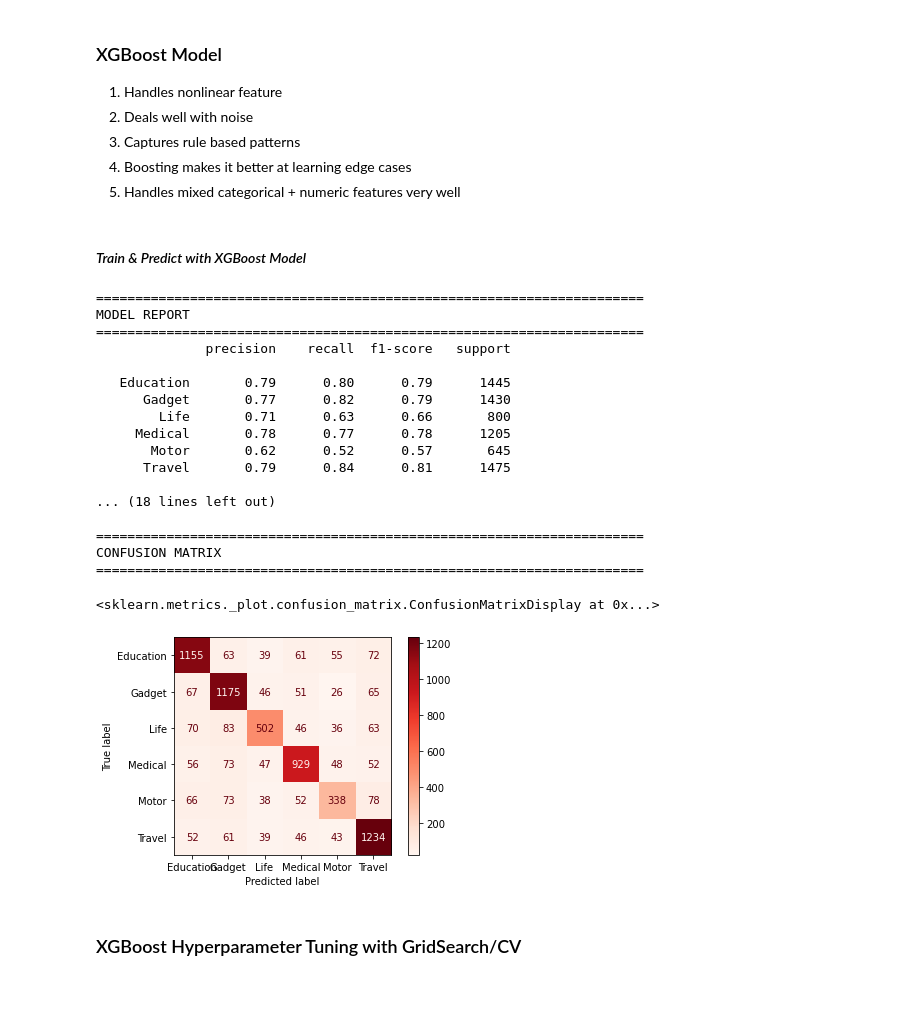
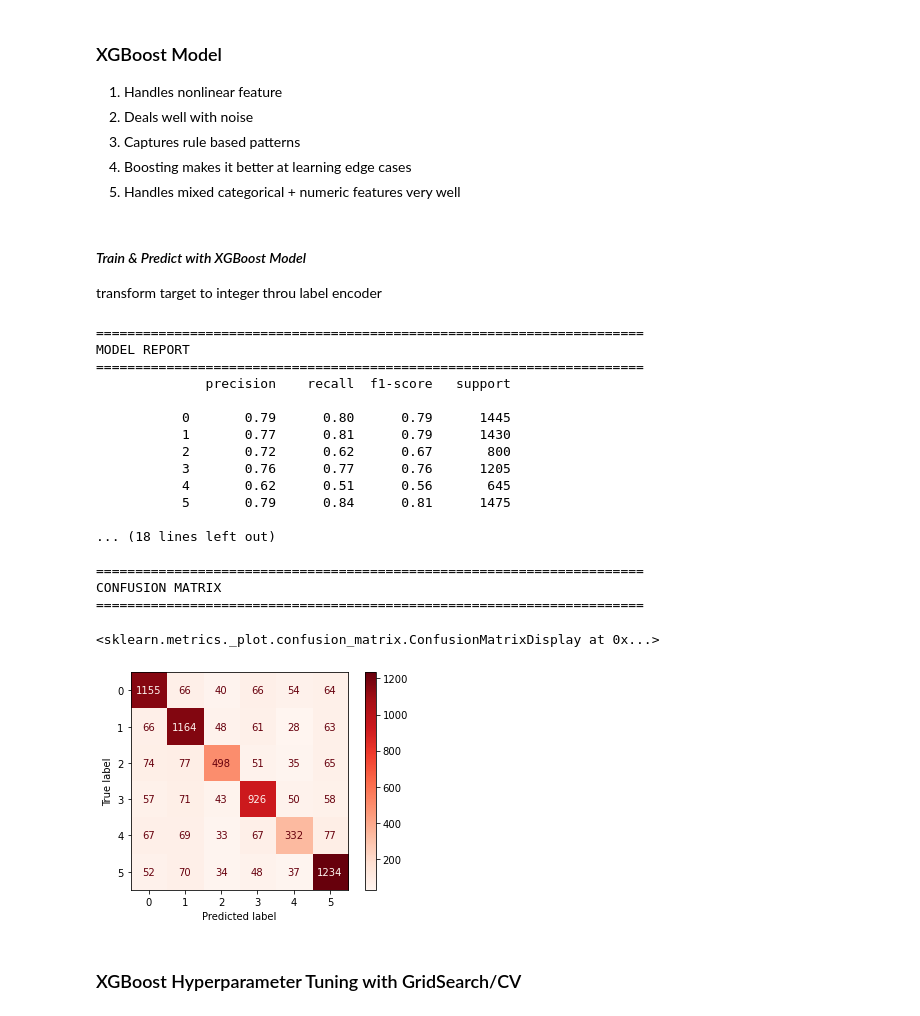
Before and after one commit to IrunguShawn/Bima-AI, a Jupyter notebook: Index.ipynb, the cells around one changed output. Drawn from its saved outputs; the diff is of its cells as text; code cells hidden in the pictures.

Commit message:
Files upload commit
All Hackathon Files upload , saved the model and final dataset saved

```diff
--- a/Index.ipynb
+++ b/Index.ipynb
@@ -345,8 +449,14 @@ Name: product_type, dtype: int64
 # %%
 ## Clean Categorical Predictors
 # clean them with lowercase, title , strip convert blanks to NaN
-cat_cols = ['income_band', 'customer_segment', 'occupation', 'city',
-            'kyc_risk_rating', 'category', 'channel']
+#cat_cols = ['income_band', 'customer_segment', 'occupation', 'city',
+            #'kyc_risk_rating', 'category', 'channel']
+
+cat_cols = [
+    col for col in data.columns
+    if data[col].dtype == "object" and col != "product_type"
+]
+
 
 for col in cat_cols:
     X[col] = X[col].astype(str).str.strip()
@@ -357,7 +467,15 @@ for col in cat_cols:
 # convert all numeric safely
 # fill missing numerics with median
 
-num_cols = ['age', 'amount','premium_amount']
+#num_cols = ['age', 'amount','premium_amount']
+
+
+num_cols = [
+    col for col in data.columns
+    if data[col].dtype != "object"
+    and col not in ["product_type", "customer_id"]
+]
+
 
 for col in num_cols:
     X[col] = pd.to_numeric(X[col], errors='coerce')
@@ -808,32 +933,38 @@ xgb_model = Pipeline(
             ])
 # %% [markdown]
 #### _Train & Predict with XGBoost Model_
+transform target to integer throu label encoder
+# %%
+# Encode y to integers
+le = LabelEncoder()
+y_train_encoded = le.fit_transform(y_train)
+y_test_encoded = le.transform(y_test)
 # %%
-xgb_model.fit(X_train, y_train)
+xgb_model.fit(X_train, y_train_encoded)
 y_pred_xgb = xgb_model.predict(X_test)
 # %%
 # Evaluate XGBoost Model
-model_score(xgb_model, y_test, y_pred_xgb, y_train, xgb_model.predict(X_train))
+model_score(xgb_model, y_test_encoded, y_pred_xgb, y_train_encoded, xgb_model.predict(X_train))
 # %% [output]
 ======================================================================
 MODEL REPORT
 ======================================================================
               precision    recall  f1-score   support
 
-   Education       0.79      0.80      0.79      1445
-      Gadget       0.77      0.82      0.79      1430
-        Life       0.71      0.63      0.66       800
-     Medical       0.78      0.77      0.78      1205
-       Motor       0.62      0.52      0.57       645
-      Travel       0.79      0.84      0.81      1475
+           0       0.79      0.80      0.79      1445
+           1       0.77      0.81      0.79      1430
+           2       0.72      0.62      0.67       800
+           3       0.76      0.77      0.76      1205
+           4       0.62      0.51      0.56       645
+           5       0.79      0.84      0.81      1475
 
 ... (18 lines left out)
 
 ======================================================================
 CONFUSION MATRIX
 ======================================================================
 <sklearn.metrics._plot.confusion_matrix.ConfusionMatrixDisplay at 0x...>
-[figure, old version]
+[figure, new version]
 # %% [markdown]
 ### XGBoost Hyperparameter Tuning with GridSearch/CV
 # %%
```
Also changed, not shown: parts of 45 cells of this notebook, 2 other files.
